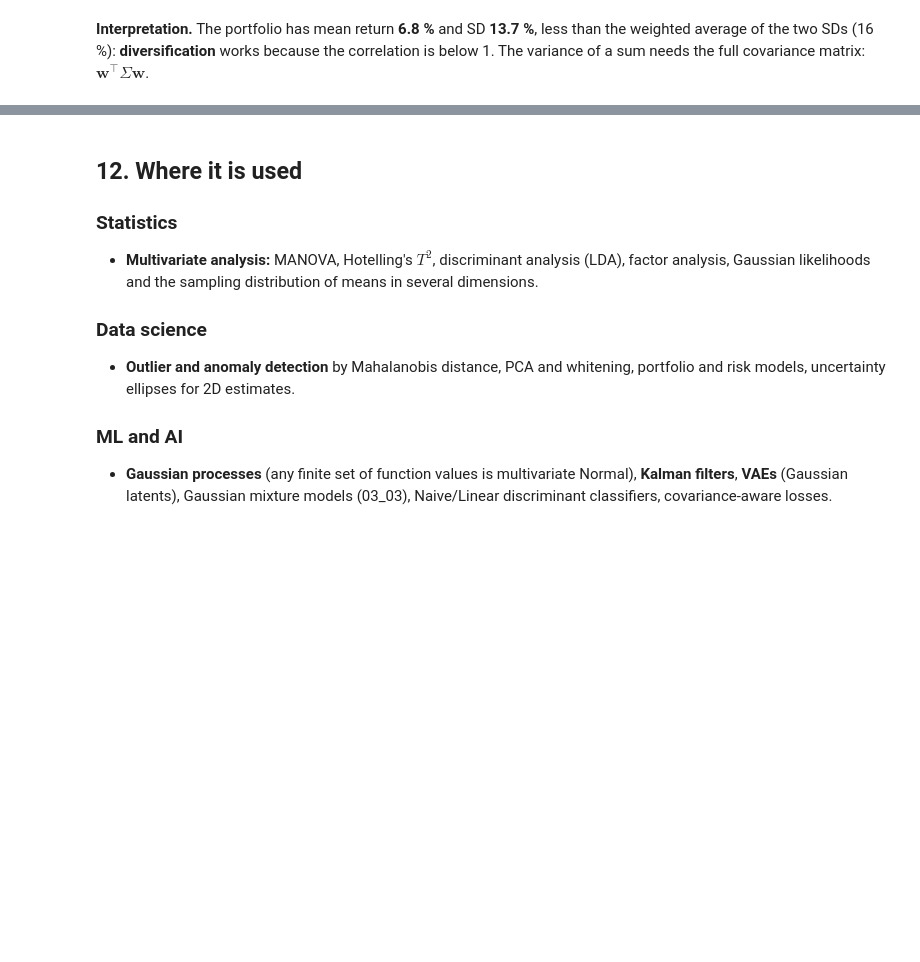
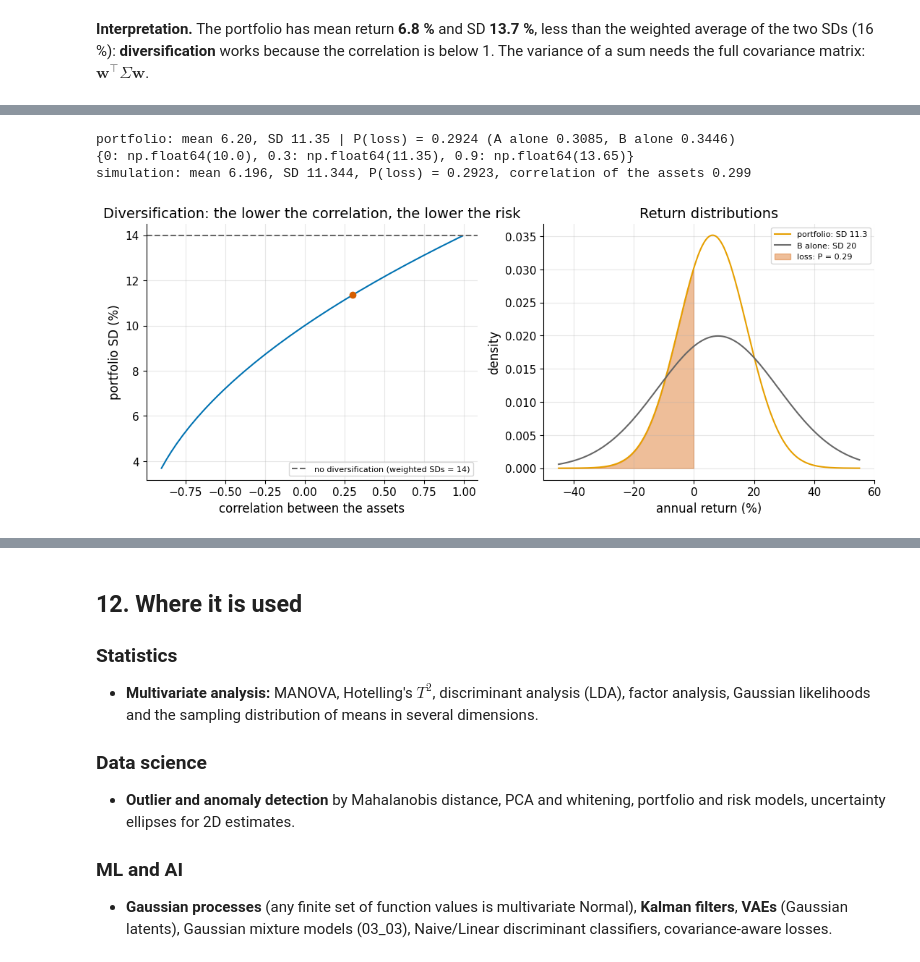
Before and after one commit to AhmedMostafaAttiaaa/distributions-irl, a Jupyter notebook: module_03_multivariate/notebooks/03_01_multivariate_normal.ipynb, the cells around one changed output, grey strips where cells are left out. Drawn from its saved outputs; the diff is of its cells as text; code cells hidden in the pictures; blank space fills up the shorter version.

```diff
--- a/module_03_multivariate/notebooks/03_01_multivariate_normal.ipynb
+++ b/module_03_multivariate/notebooks/03_01_multivariate_normal.ipynb
@@ -389,0 +418,23 @@ P(loss) = 0.3103, simulated 0.3106
+# %%
+mu_p = np.array([5.0, 8.0]); sd_p = np.array([10.0, 20.0]); w_p = np.array([0.6, 0.4])
+def port(rho):
+    cv_p = np.array([[sd_p[0] ** 2, rho * sd_p[0] * sd_p[1]], [rho * sd_p[0] * sd_p[1], sd_p[1] ** 2]])
+    return w_p @ mu_p, np.sqrt(w_p @ cv_p @ w_p), cv_p
+m_p, s_p, cov_p = port(0.3)
+print(f"portfolio: mean {m_p:.2f}, SD {s_p:.2f} | P(loss) = {stats.norm.cdf(0, m_p, s_p):.4f} (A alone {stats.norm.cdf(0, 5, 10):.4f}, B alone {stats.norm.cdf(0, 8, 20):.4f})")
+print({r: round(port(r)[1], 2) for r in (0, 0.3, 0.9)})
+assert np.isclose(m_p, 6.2) and np.isclose(s_p ** 2, 128.8) and abs(port(0)[1] - 10.0) < 1e-9 and abs(port(0.9)[1] - 13.65) < 0.01
+sims_p = np.random.default_rng(7).multivariate_normal(mu_p, cov_p, 500_000); ret_p = sims_p @ w_p
+print(f"simulation: mean {ret_p.mean():.3f}, SD {ret_p.std():.3f}, P(loss) = {np.mean(ret_p < 0):.4f}, correlation of the assets {np.corrcoef(sims_p.T)[0, 1]:.3f}")
+assert abs(ret_p.std() - s_p) < 0.03 and abs(np.mean(ret_p < 0) - stats.norm.cdf(0, m_p, s_p)) < 0.003
+rhos_p = np.linspace(-0.9, 0.99, 60); fig, axes = plt.subplots(1, 2, figsize=(13, 4.6))
+axes[0].plot(rhos_p, [port(r)[1] for r in rhos_p], color=MAIN); axes[0].axhline(0.6 * 10 + 0.4 * 20, color=NEUTRAL, linestyle="--", label="no diversification (weighted SDs = 14)"); axes[0].scatter([0.3], [s_p], color=HIGHLIGHT, zorder=3)
+axes[0].set_xlabel("correlation between the assets"); axes[0].set_ylabel("portfolio SD (%)"); axes[0].set_title("Diversification: the lower the correlation, the lower the risk"); axes[0].legend(fontsize=8)
+xs_p = np.linspace(-45, 55, 400); axes[1].plot(xs_p, stats.norm.pdf(xs_p, m_p, s_p), color=SIM, label=f"portfolio: SD {s_p:.1f}"); axes[1].plot(xs_p, stats.norm.pdf(xs_p, 8, 20), color=NEUTRAL, label="B alone: SD 20")
+axes[1].fill_between(xs_p, 0, stats.norm.pdf(xs_p, m_p, s_p), where=xs_p < 0, color=HIGHLIGHT, alpha=0.4, label=f"loss: P = {stats.norm.cdf(0, m_p, s_p):.2f}"); axes[1].set_xlabel("annual return (%)"); axes[1].set_ylabel("density"); axes[1].set_title("Return distributions"); axes[1].legend(fontsize=8)
+plt.show()
+# %% [output]
+portfolio: mean 6.20, SD 11.35 | P(loss) = 0.2924 (A alone 0.3085, B alone 0.3446)
+{0: np.float64(10.0), 0.3: np.float64(11.35), 0.9: np.float64(13.65)}
+simulation: mean 6.196, SD 11.344, P(loss) = 0.2923, correlation of the assets 0.299
+[figure, added]
```
Also changed, not shown: parts of 11 cells of this notebook.
